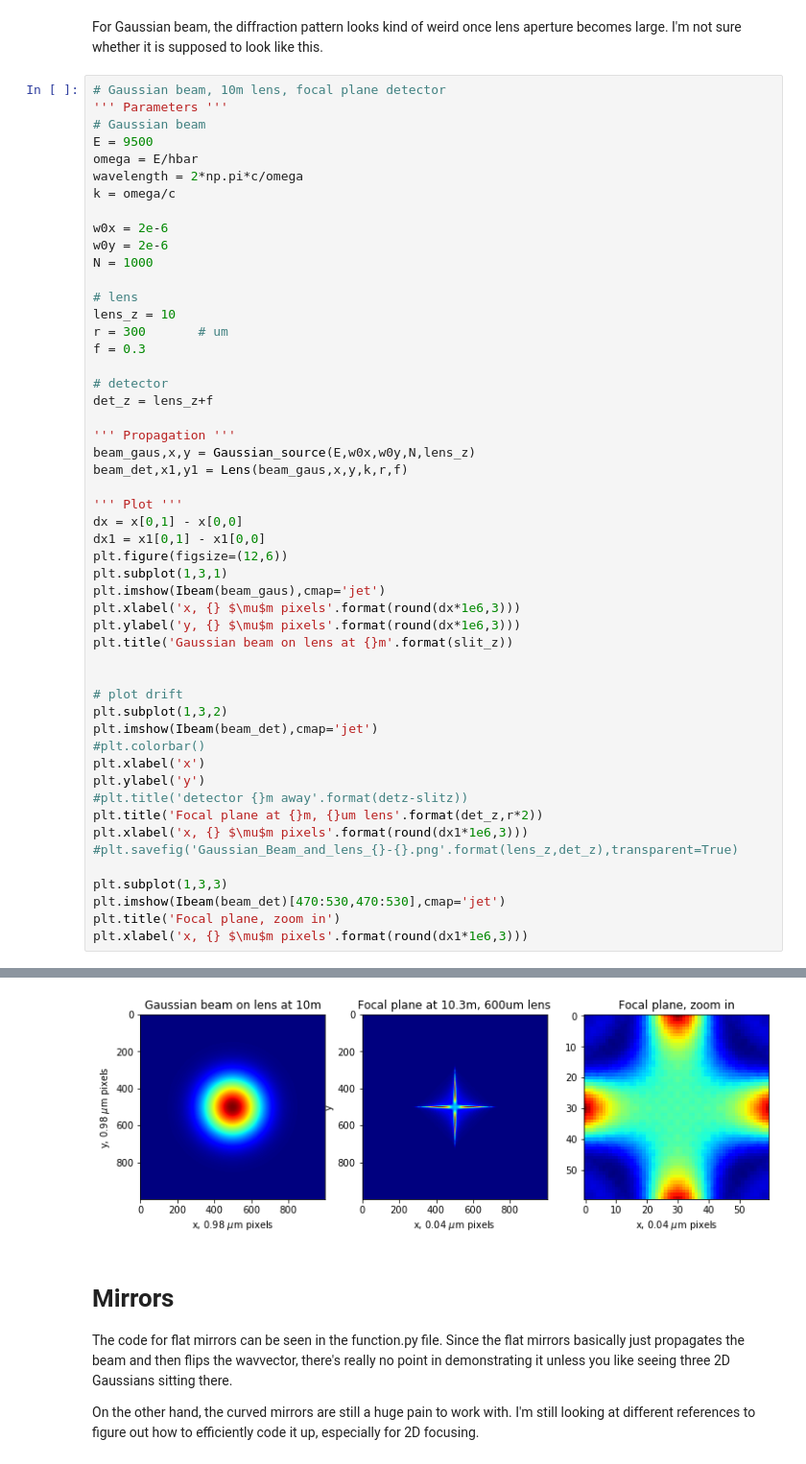
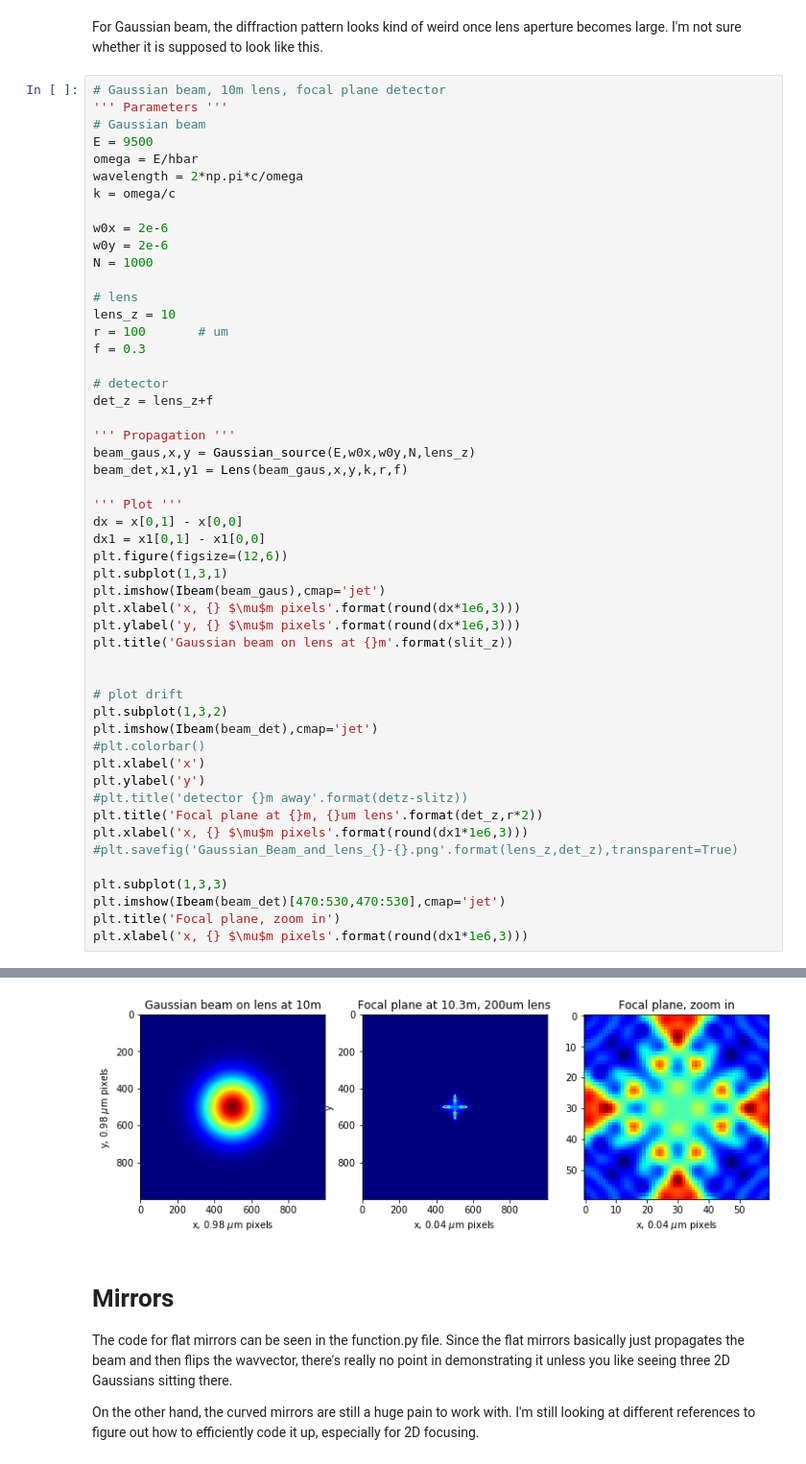
Before and after one commit to nanw0321/SRW_Mono, a Jupyter notebook: Gaussian Beam Propagation.ipynb, the cells around one changed output, grey strips where cells are left out. Shown: that part at 96% size. Saved outputs shown, nothing was run; the diff lists cells and outputs as text.

```diff
--- a/Gaussian Beam Propagation.ipynb
+++ b/Gaussian Beam Propagation.ipynb
@@ -254,7 +254,7 @@ N = 1000
 
 # lens
 lens_z = 10
-r = 300       # um
+r = 100       # um
 f = 0.3
 
 # detector
@@ -266,34 +266,34 @@ beam_det,x1,y1 = Lens(beam_gaus,x,y,k,r,f)
 
 ''' Plot '''
 dx = x[0,1] - x[0,0]
 dx1 = x1[0,1] - x1[0,0]
 plt.figure(figsize=(12,6))
 plt.subplot(1,3,1)
 plt.imshow(Ibeam(beam_gaus),cmap='jet')
 plt.xlabel('x, {} $\mu$m pixels'.format(round(dx*1e6,3)))
 plt.ylabel('y, {} $\mu$m pixels'.format(round(dx*1e6,3)))
 plt.title('Gaussian beam on lens at {}m'.format(slit_z))
 
 
 # plot drift
 plt.subplot(1,3,2)
 plt.imshow(Ibeam(beam_det),cmap='jet')
 #plt.colorbar()
 plt.xlabel('x')
 plt.ylabel('y')
 #plt.title('detector {}m away'.format(detz-slitz))
 plt.title('Focal plane at {}m, {}um lens'.format(det_z,r*2))
 plt.xlabel('x, {} $\mu$m pixels'.format(round(dx1*1e6,3)))
 #plt.savefig('Gaussian_Beam_and_lens_{}-{}.png'.format(lens_z,det_z),transparent=True)
 
 plt.subplot(1,3,3)
 plt.imshow(Ibeam(beam_det)[470:530,470:530],cmap='jet')
 plt.title('Focal plane, zoom in')
 plt.xlabel('x, {} $\mu$m pixels'.format(round(dx1*1e6,3)))
 # %% [output]
 lens aperture smaller than beam
 Text(0.5, 0, 'x, 0.04 $\\mu$m pixels')
-[figure, old version]
+[figure, new version]
 # %% [markdown]
 # Mirrors
 
```
Also changed, not shown: parts of 1 cell of this notebook, 1 other file.
